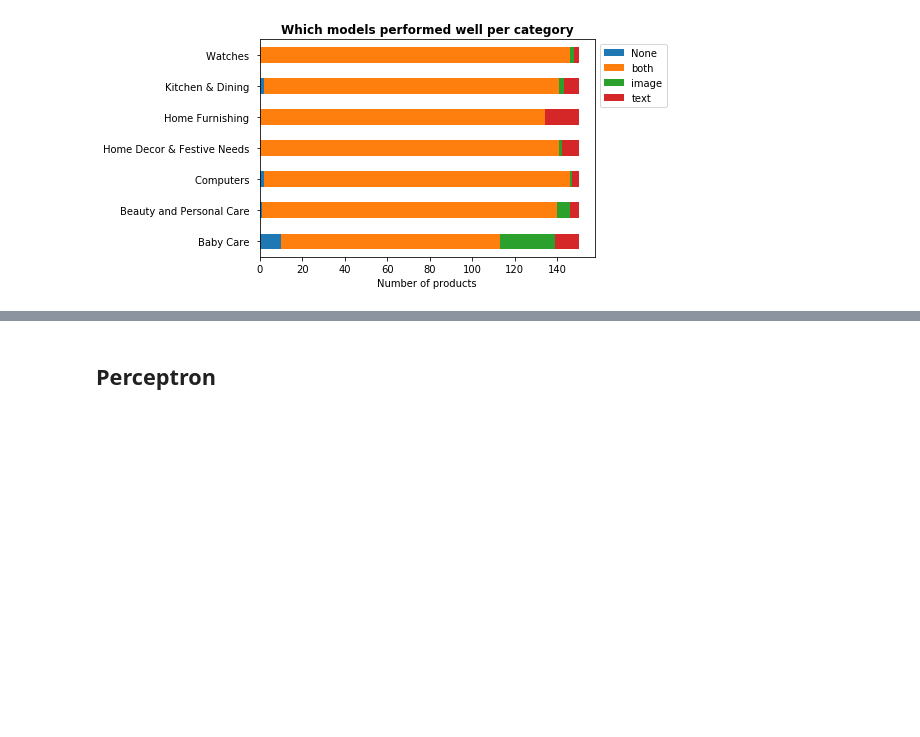
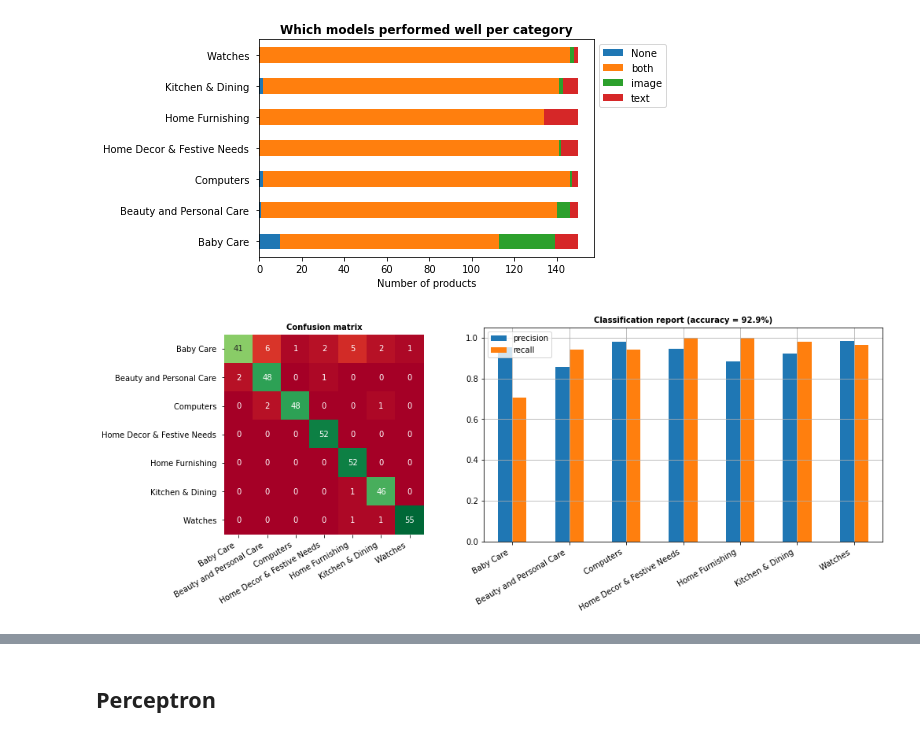
Before and after one commit to AHollierDS/ParcoursDS_Projet6, a Jupyter notebook: P6_05 - Combining_predictions.ipynb, the cells around one changed output, grey strips where cells are left out. Saved outputs shown, nothing was run; the diff lists cells and outputs as text; code cells hidden in the pictures; blank space fills up the shorter version.

```diff
--- a/P6_05 - Combining_predictions.ipynb
+++ b/P6_05 - Combining_predictions.ipynb
@@ -84,3 +84,8 @@ X_ = data[features_columns]
 y_ = data['label']
 
 X_train, X_test, y_train, y_test = train_test_split(X_, y_, test_size = 0.35, random_state = 143)
+# %%
+# Scoring report for text
+plot_report(y_test, X_test[[x for x in data.columns if '|text' in x]].values.argmax(axis = 1), class_names)
+# %% [output]
+[figure, added]
```
Also changed, not shown: parts of 19 cells of this notebook.
